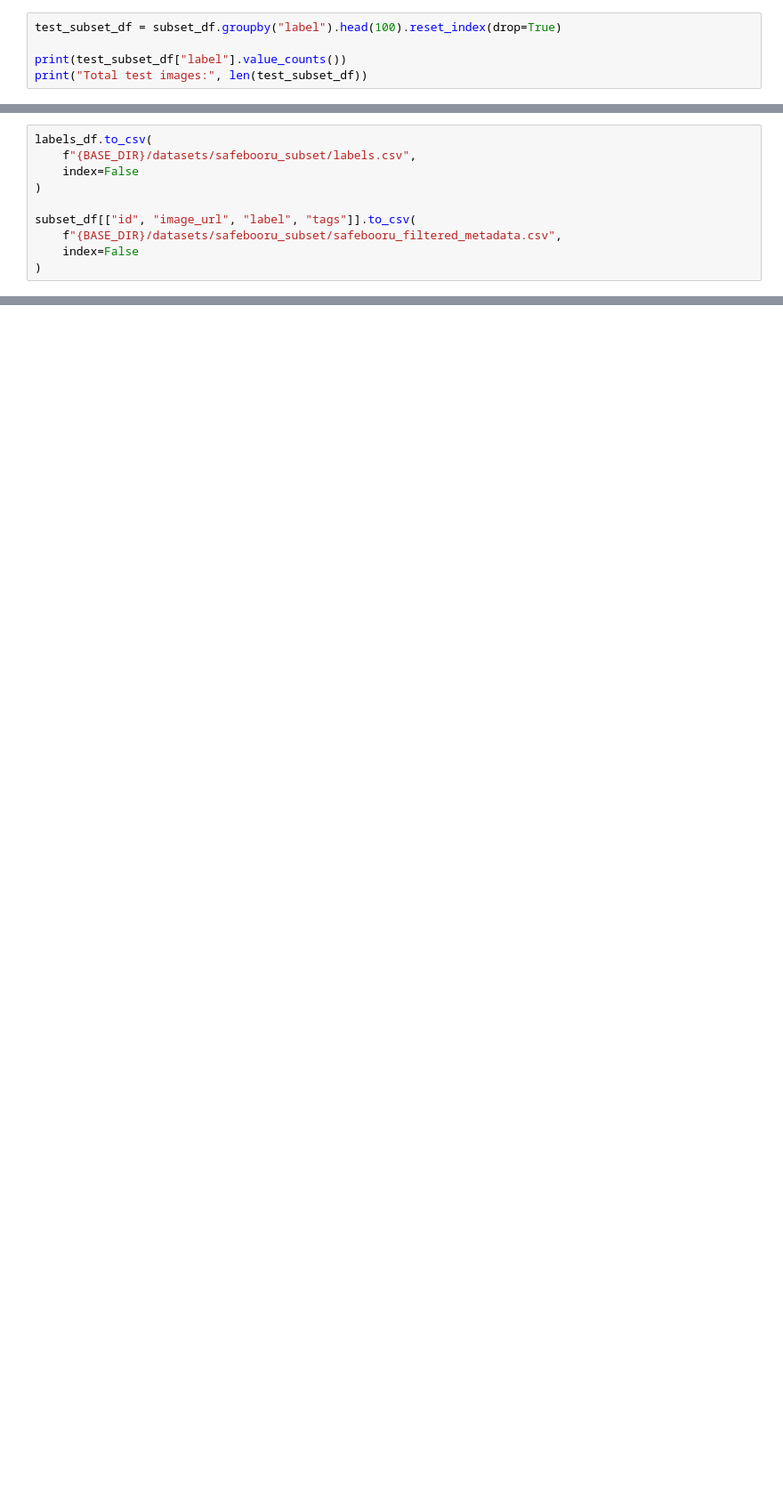
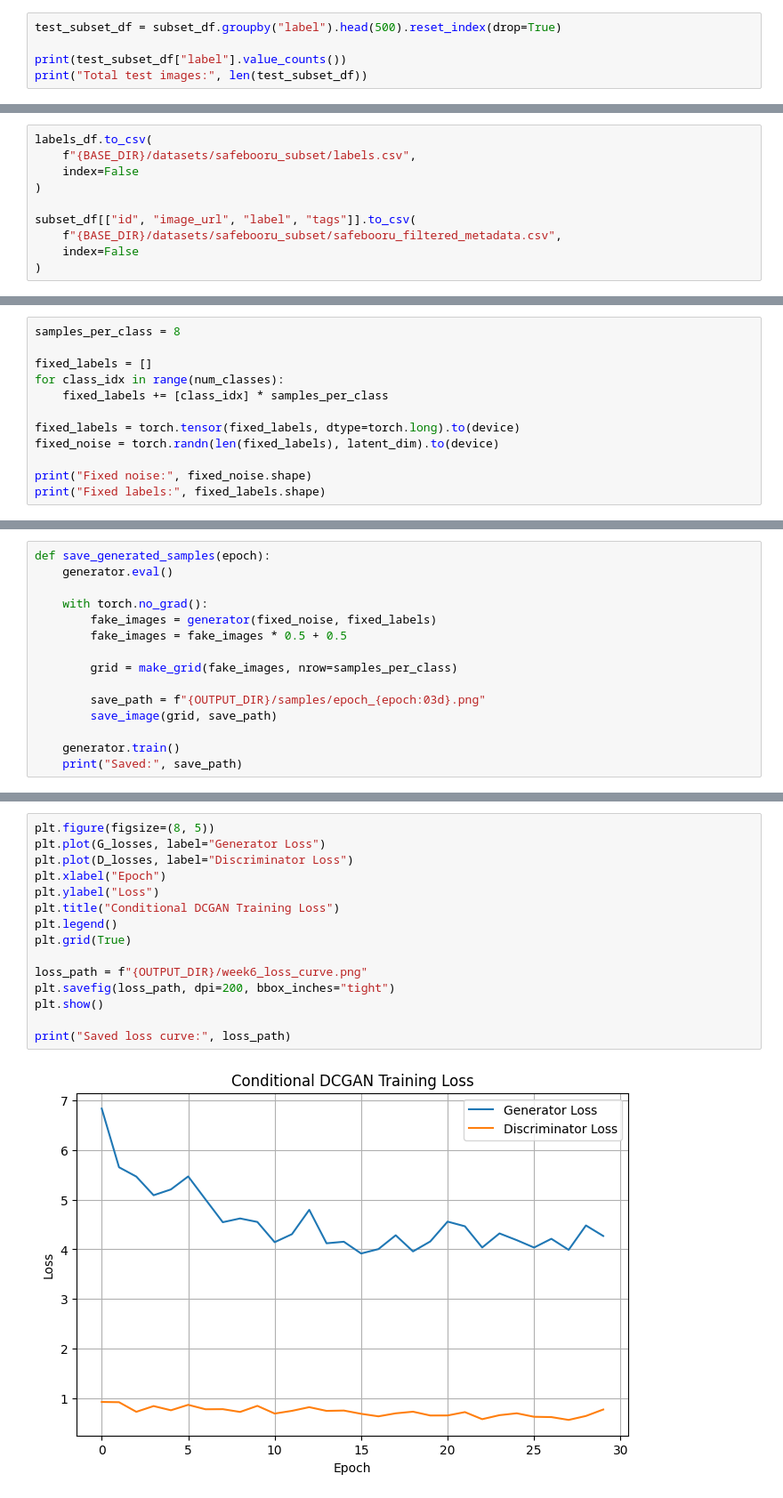
Before and after one commit to Parakramjangir/Creating_anime_charactors_with_GAN, a Jupyter notebook: src/conditional_gan_safebooru/conditional-dcgan-safebooru.ipynb, the cells around one changed output, grey strips where cells are left out. Shown at 89% size. Drawn from its saved outputs; the diff is of its cells as text; blank space fills up the shorter version.

```diff
--- a/src/conditional_gan_safebooru/conditional-dcgan-safebooru.ipynb
+++ b/src/conditional_gan_safebooru/conditional-dcgan-safebooru.ipynb
@@ -223,7 +223,7 @@ print("Saved safebooru_filtered_metadata.csv")
 # %% [output]
 Saved safebooru_filtered_metadata.csv
 # %%
-test_subset_df = subset_df.groupby("label").head(100).reset_index(drop=True)
+test_subset_df = subset_df.groupby("label").head(500).reset_index(drop=True)
 
 print(test_subset_df["label"].value_counts())
 print("Total test images:", len(test_subset_df))
@@ -403,0 +566,12 @@ plt.savefig(
+# %%
+samples_per_class = 8
+
+fixed_labels = []
+for class_idx in range(num_classes):
+    fixed_labels += [class_idx] * samples_per_class
+
+fixed_labels = torch.tensor(fixed_labels, dtype=torch.long).to(device)
+fixed_noise = torch.randn(len(fixed_labels), latent_dim).to(device)
+
+print("Fixed noise:", fixed_noise.shape)
+print("Fixed labels:", fixed_labels.shape)
@@ -403,0 +581,15 @@ plt.savefig(
+# %%
+def save_generated_samples(epoch):
+    generator.eval()
+
+    with torch.no_grad():
+        fake_images = generator(fixed_noise, fixed_labels)
+        fake_images = fake_images * 0.5 + 0.5
+
+        grid = make_grid(fake_images, nrow=samples_per_class)
+
+        save_path = f"{OUTPUT_DIR}/samples/epoch_{epoch:03d}.png"
+        save_image(grid, save_path)
+
+    generator.train()
+    print("Saved:", save_path)
@@ -403,0 +680,17 @@ plt.savefig(
+# %%
+plt.figure(figsize=(8, 5))
+plt.plot(G_losses, label="Generator Loss")
+plt.plot(D_losses, label="Discriminator Loss")
+plt.xlabel("Epoch")
+plt.ylabel("Loss")
+plt.title("Conditional DCGAN Training Loss")
+plt.legend()
+plt.grid(True)
+
+loss_path = f"{OUTPUT_DIR}/week6_loss_curve.png"
+plt.savefig(loss_path, dpi=200, bbox_inches="tight")
+plt.show()
+
+print("Saved loss curve:", loss_path)
+# %% [output]
+[figure, added]
```
Also changed, not shown: parts of 17 cells of this notebook.
